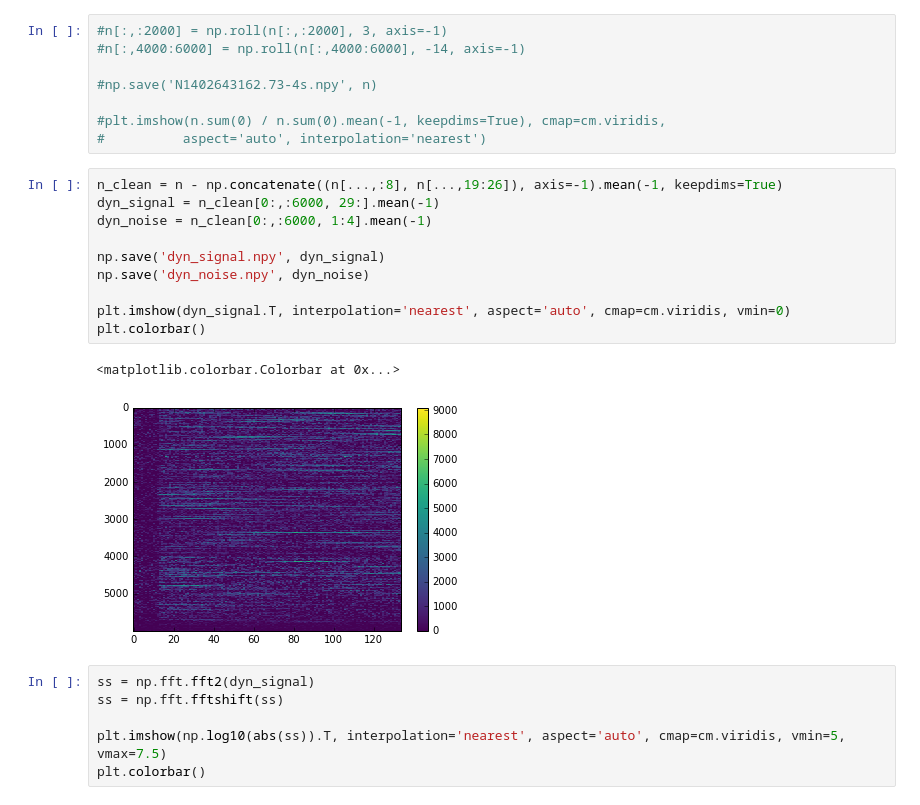
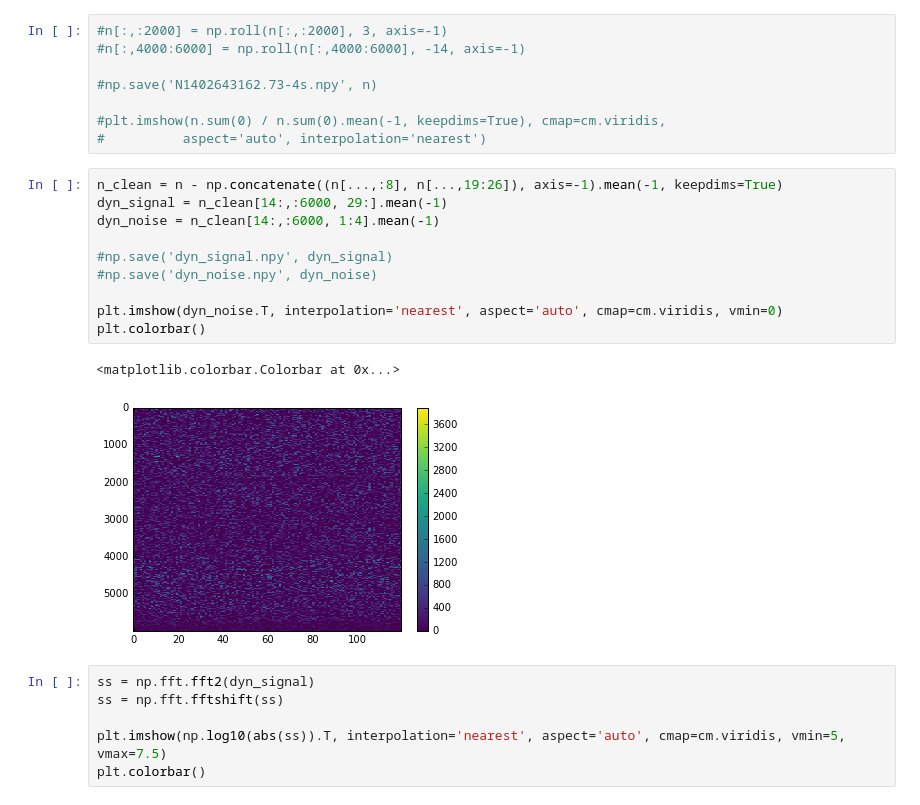
Before and after one commit to ramain/scint_analysis, a Jupyter notebook: b1957_GPs/B1957coherent.ipynb, the cells around one changed output. Drawn from its saved outputs; the diff is of its cells as text.

```diff
--- a/b1957_GPs/B1957coherent.ipynb
+++ b/b1957_GPs/B1957coherent.ipynb
@@ -411,17 +411,17 @@ plt.imshow(n.sum(0) / n.sum(0).mean(-1, keepdims=True), cmap=cm.viridis,
 #          aspect='auto', interpolation='nearest')
 # %%
 n_clean = n - np.concatenate((n[...,:8], n[...,19:26]), axis=-1).mean(-1, keepdims=True)
-dyn_signal = n_clean[0:,:6000, 29:].mean(-1)
-dyn_noise = n_clean[0:,:6000, 1:4].mean(-1)
+dyn_signal = n_clean[14:,:6000, 29:].mean(-1)
+dyn_noise = n_clean[14:,:6000, 1:4].mean(-1)
 
-np.save('dyn_signal.npy', dyn_signal)
-np.save('dyn_noise.npy', dyn_noise)
+#np.save('dyn_signal.npy', dyn_signal)
+#np.save('dyn_noise.npy', dyn_noise)
 
-plt.imshow(dyn_signal.T, interpolation='nearest', aspect='auto', cmap=cm.viridis, vmin=0)
+plt.imshow(dyn_noise.T, interpolation='nearest', aspect='auto', cmap=cm.viridis, vmin=0)
 plt.colorbar()
 # %% [output]
 <matplotlib.colorbar.Colorbar at 0x...>
-[figure, old version]
+[figure, new version]
 # %%
 ss = np.fft.fft2(dyn_signal)
 ss = np.fft.fftshift(ss)
```
Also changed, not shown: parts of 11 cells of this notebook.
